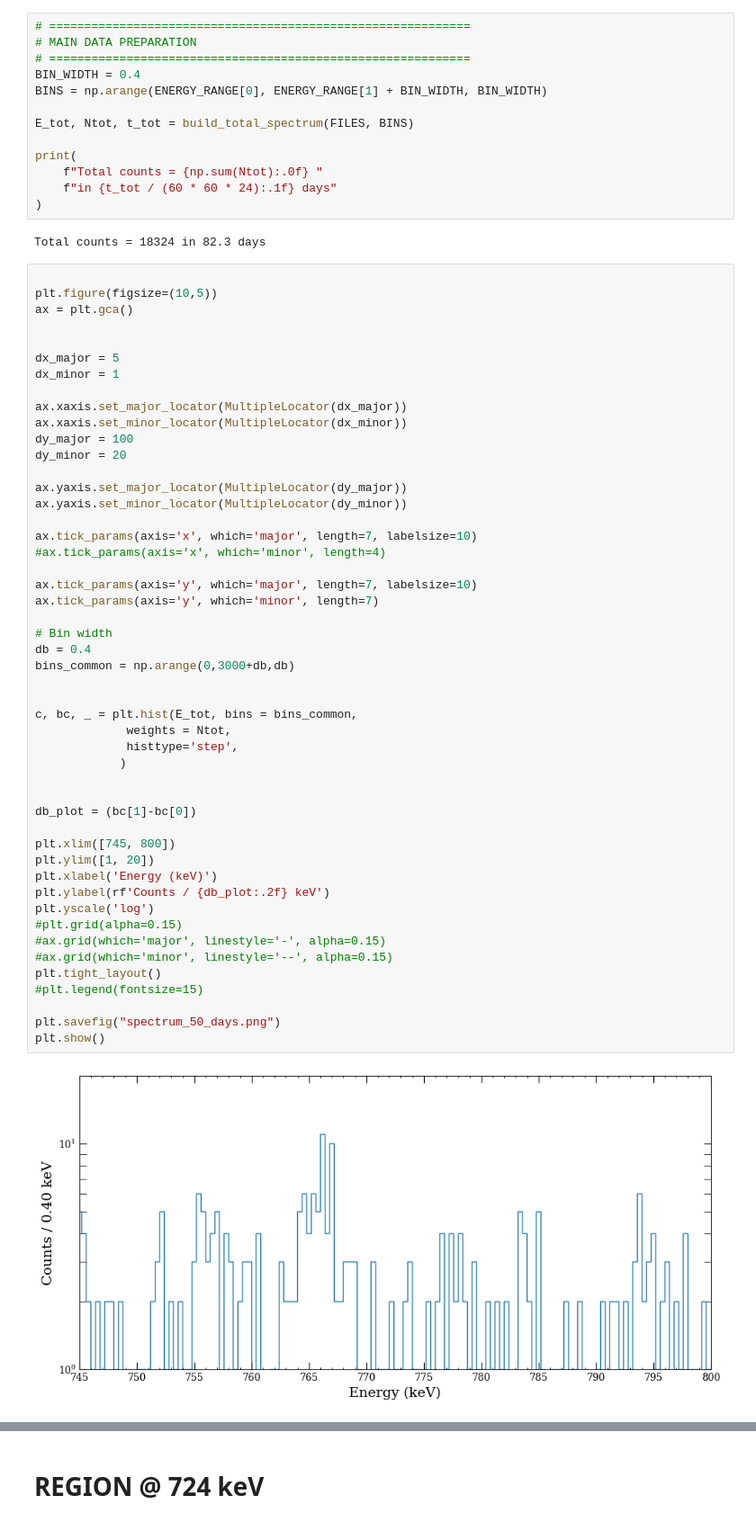
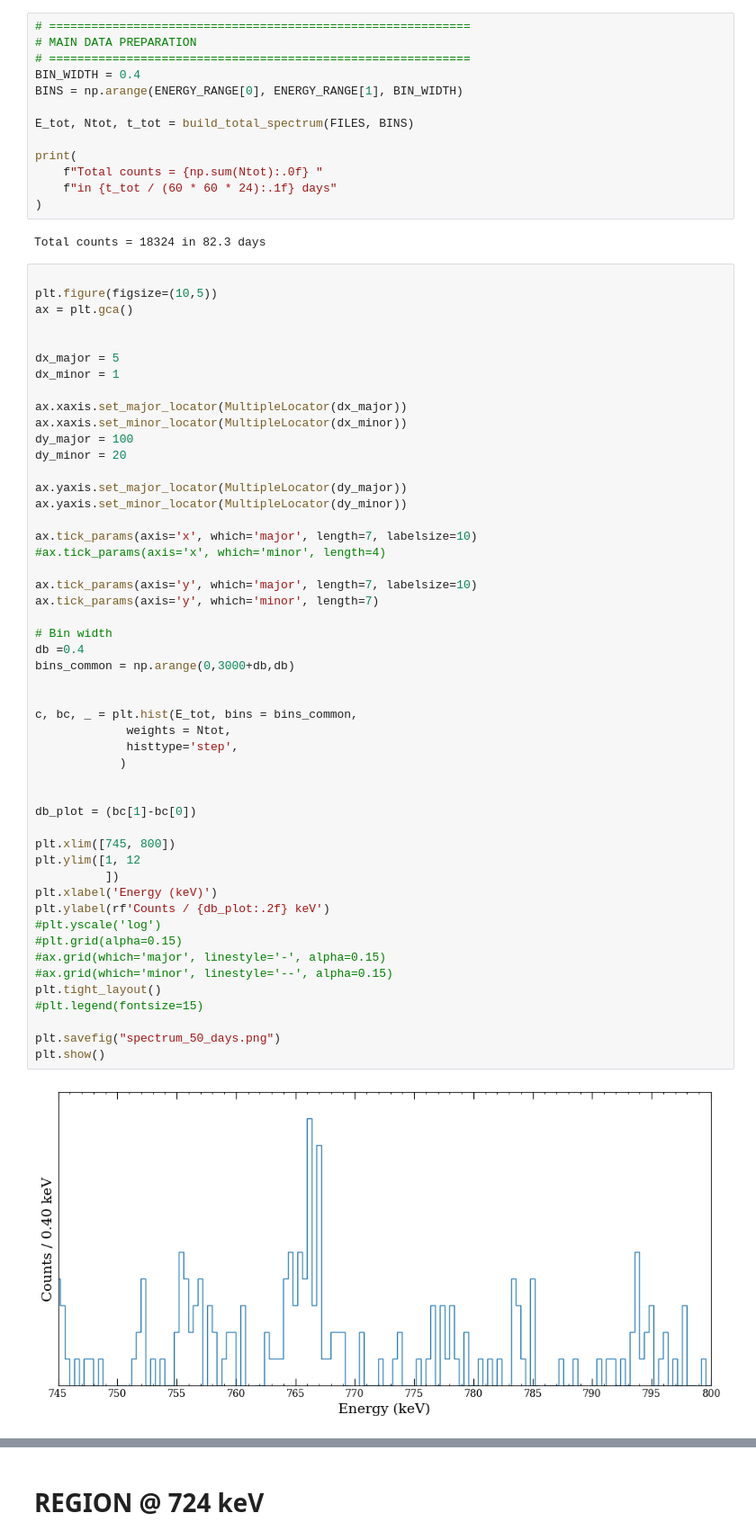
Before and after one commit to RitaF00/ZrO2-double-beta-decay, a Jupyter notebook: 96Zr/backgorund_characterization.ipynb, the cells around one changed output, grey strips where cells are left out. Shown at 90% size. Cells and saved outputs as stored; diff of their text form.

```diff
--- a/96Zr/backgorund_characterization.ipynb
+++ b/96Zr/backgorund_characterization.ipynb
@@ -261,7 +1264,7 @@ def build_total_spectrum(files_config, bins):
 # MAIN DATA PREPARATION
 # ============================================================
 BIN_WIDTH = 0.4
-BINS = np.arange(ENERGY_RANGE[0], ENERGY_RANGE[1] + BIN_WIDTH, BIN_WIDTH)
+BINS = np.arange(ENERGY_RANGE[0], ENERGY_RANGE[1], BIN_WIDTH)
 
 E_tot, Ntot, t_tot = build_total_spectrum(FILES, BINS)
 
@@ -291,34 +1294,35 @@ ax.yaxis.set_minor_locator(MultipleLocator(dy_minor))
 ax.tick_params(axis='x', which='major', length=7, labelsize=10)
 #ax.tick_params(axis='x', which='minor', length=4)
 
 ax.tick_params(axis='y', which='major', length=7, labelsize=10)
 ax.tick_params(axis='y', which='minor', length=7)
 
 # Bin width
-db = 0.4
+db =0.4
 bins_common = np.arange(0,3000+db,db)
 
 
 c, bc, _ = plt.hist(E_tot, bins = bins_common,
              weights = Ntot,
              histtype='step',
             )
 
 
 db_plot = (bc[1]-bc[0])
 
 plt.xlim([745, 800])
-plt.ylim([1, 20])
+plt.ylim([1, 12
+          ])
 plt.xlabel('Energy (keV)')
 plt.ylabel(rf'Counts / {db_plot:.2f} keV')
-plt.yscale('log')
+#plt.yscale('log')
 #plt.grid(alpha=0.15)
 #ax.grid(which='major', linestyle='-', alpha=0.15)
 #ax.grid(which='minor', linestyle='--', alpha=0.15)
 plt.tight_layout()
 #plt.legend(fontsize=15)
 
 plt.savefig("spectrum_50_days.png")
 plt.show()
 # %% [output]
-[figure, old version]
+[figure, new version]
```
Also changed, not shown: parts of 45 cells of this notebook, 8 other files.
